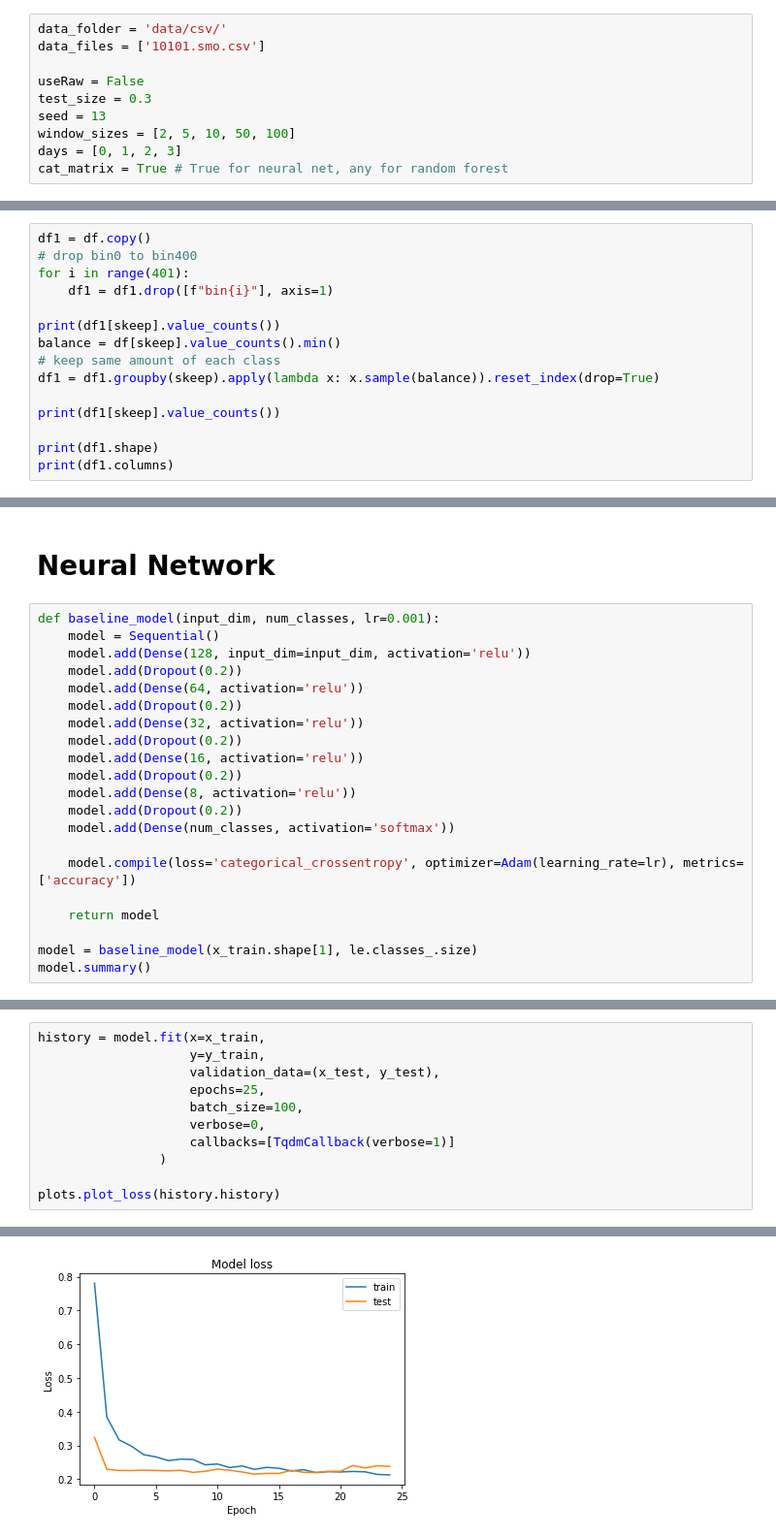
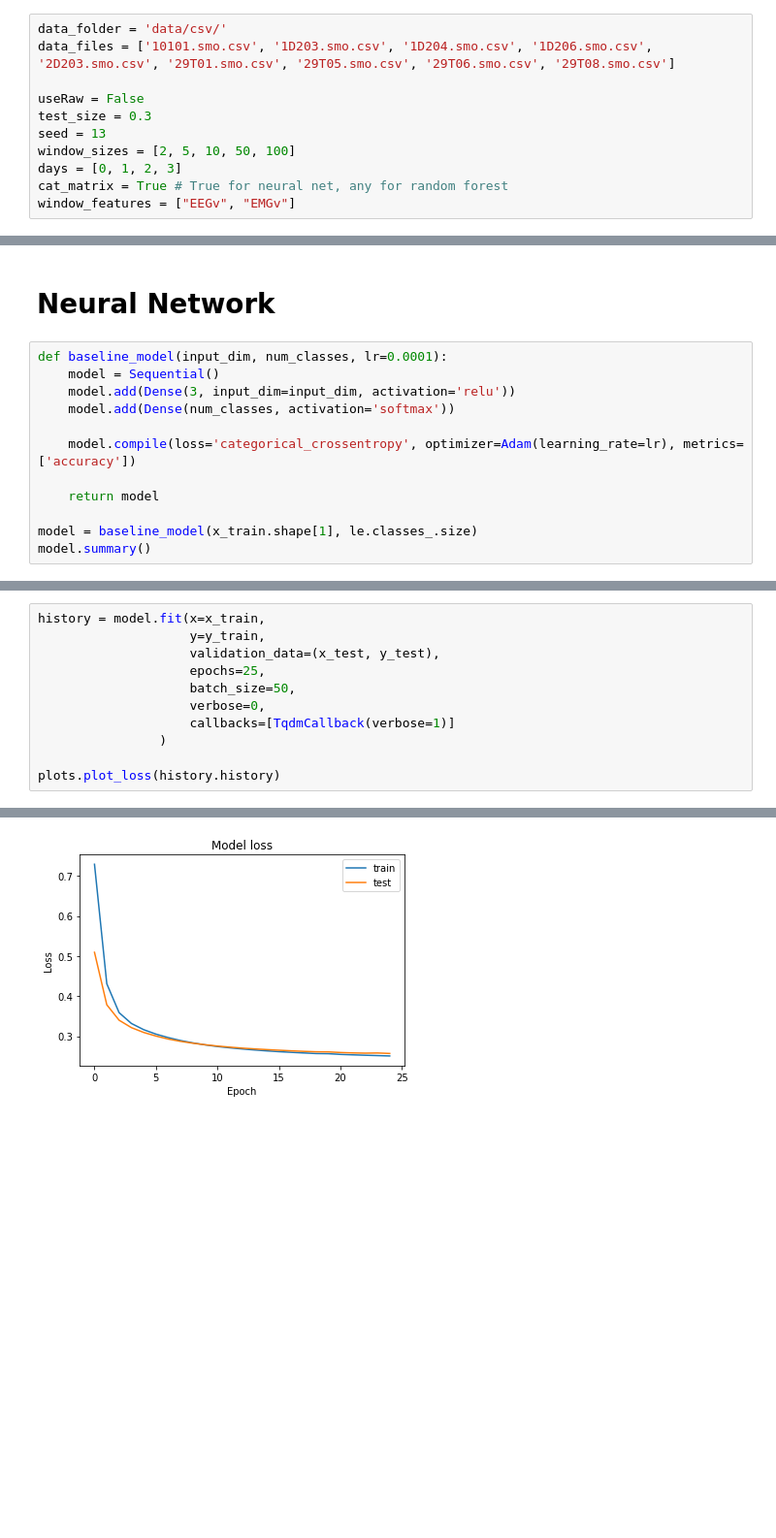
Before and after one commit to epfl-ML/project2-code, a Jupyter notebook: ml_methods.ipynb, the cells around one changed output, grey strips where cells are left out. Shown: that part at 97% size. Drawn from its saved outputs; the diff is of its cells as text; blank space fills up the shorter version.

```diff
--- a/ml_methods.ipynb
+++ b/ml_methods.ipynb
@@ -32,6 +32,6 @@ To enable them in other operations, rebuild TensorFlow with the appropriate comp
 # %%
 data_folder = 'data/csv/'
-data_files = ['10101.smo.csv']
+data_files = ['10101.smo.csv', '1D203.smo.csv', '1D204.smo.csv', '1D206.smo.csv', '2D203.smo.csv', '29T01.smo.csv', '29T05.smo.csv', '29T06.smo.csv', '29T08.smo.csv']
 
 useRaw = False
 test_size = 0.3
@@ -39,4 +39,5 @@ seed = 13
 window_sizes = [2, 5, 10, 50, 100]
 days = [0, 1, 2, 3]
 cat_matrix = True # True for neural net, any for random forest
+window_features = ["EEGv", "EMGv"]
 # %%
@@ -61,17 +65,2 @@ df = features.filter_days(df, days)
 
 skeep, _ = features.states(useRaw)
-# %%
-df1 = df.copy()
-# drop bin0 to bin400
-for i in range(401):
-    df1 = df1.drop([f"bin{i}"], axis=1)
-
-print(df1[skeep].value_counts())
-balance = df[skeep].value_counts().min()
-# keep same amount of each class
-df1 = df1.groupby(skeep).apply(lambda x: x.sample(balance)).reset_index(drop=True)
-
-print(df1[skeep].value_counts())
-
-print(df1.shape)
-print(df1.columns)
@@ -122,18 +93,9 @@ weighted avg       0.94      0.94      0.94      3326
 # %% [markdown]
 # Neural Network
 # %%
-def baseline_model(input_dim, num_classes, lr=0.001):
+def baseline_model(input_dim, num_classes, lr=0.0001):
     model = Sequential()
-    model.add(Dense(128, input_dim=input_dim, activation='relu'))
-    model.add(Dropout(0.2))
-    model.add(Dense(64, activation='relu'))
-    model.add(Dropout(0.2))
-    model.add(Dense(32, activation='relu'))
-    model.add(Dropout(0.2))
-    model.add(Dense(16, activation='relu'))
-    model.add(Dropout(0.2))
-    model.add(Dense(8, activation='relu'))
-    model.add(Dropout(0.2))
+    model.add(Dense(3, input_dim=input_dim, activation='relu'))
     model.add(Dense(num_classes, activation='softmax'))
 
     model.compile(loss='categorical_crossentropy', optimizer=Adam(learning_rate=lr), metrics=['accuracy'])
@@ -168,17 +121,17 @@ _________________________________________________________________
 # %%
 history = model.fit(x=x_train,
                     y=y_train,
                     validation_data=(x_test, y_test),
                     epochs=25,
-                    batch_size=100,
+                    batch_size=50,
                     verbose=0,
                     callbacks=[TqdmCallback(verbose=1)]
                 )
 
 plots.plot_loss(history.history)
 # %% [output]
 0epoch [00:00, ?epoch/s]
-[figure, old version]
+[figure, new version]
 # %%
 plots.plot_confusion(model=model, x_test=x_test, y_test=y_test, le=le, cat_matrix=True, normalize='true')
 # %% [output]
```
Also changed, not shown: parts of 7 cells of this notebook, 1 other file.
